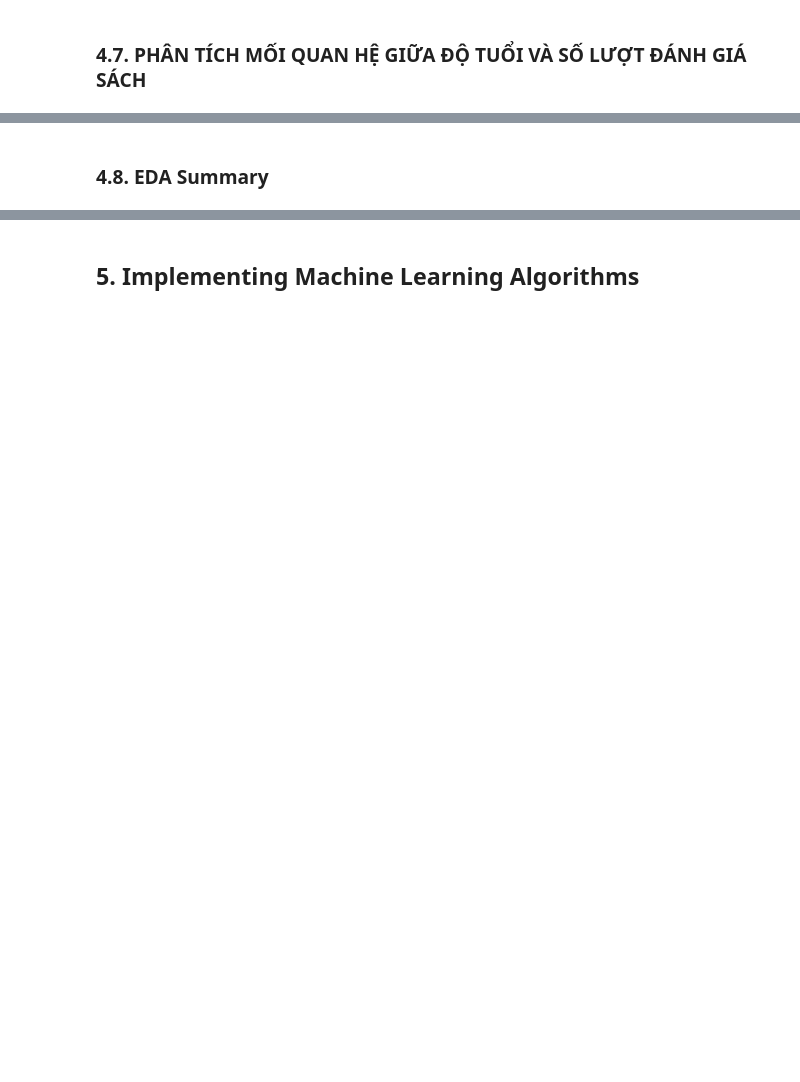
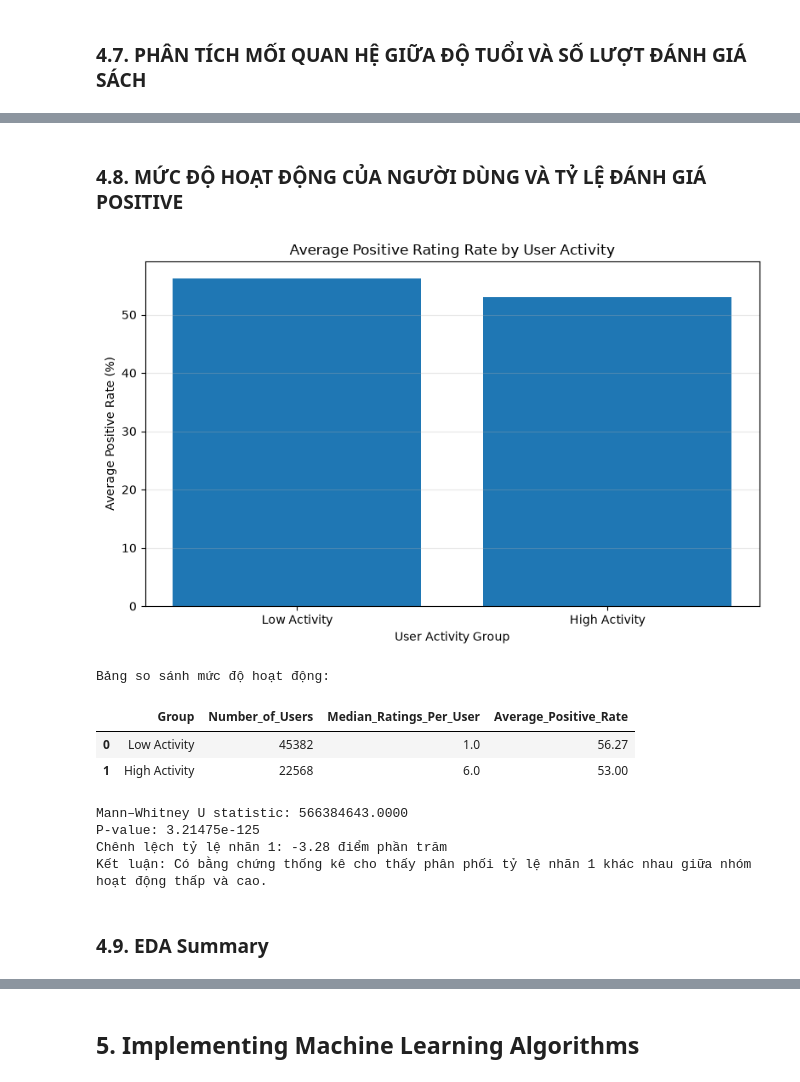
Before and after one commit to Bluenip/Data_analyst_python_midterm_project, a Jupyter notebook: mid_term_code.ipynb, the cells around one changed output, grey strips where cells are left out. Saved outputs shown, nothing was run; the diff lists cells and outputs as text; code cells hidden in the pictures; blank space fills up the shorter version.

```diff
--- a/mid_term_code.ipynb
+++ b/mid_term_code.ipynb
@@ -678,3 +640,60 @@ Error:
+# %% [markdown]
+### 4.8. MỨC ĐỘ HOẠT ĐỘNG CỦA NGƯỜI DÙNG VÀ TỶ LỆ ĐÁNH GIÁ POSITIVE
+# %%
+# Tổng hợp số lượt đánh giá và tỷ lệ nhãn 1 của từng người dùng.
+user_activity = (classification_data.groupby("User-ID").agg(Number_of_Ratings=("liked", "size"),Positive_Rate=("liked", "mean")).reset_index())
+# Tính ngưỡng phân vị 25% và 75% của số lượt đánh giá.
+q25 = user_activity["Number_of_Ratings"].quantile(0.25)
+q75 = user_activity["Number_of_Ratings"].quantile(0.75)
+# Chỉ giữ nhóm hoạt động thấp và nhóm hoạt động cao.
+low_activity = user_activity[user_activity["Number_of_Ratings"] <= q25].copy()
+high_activity = user_activity[user_activity["Number_of_Ratings"] >= q75
+].copy()
+# Tổng hợp số người dùng và tỷ lệ nhãn 1 trung bình trong mỗi nhóm.
+activity_summary = pd.DataFrame({"Group": ["Low Activity", "High Activity"],"Number_of_Users": [len(low_activity),len(high_activity)],
+    "Median_Ratings_Per_User": [
+        low_activity["Number_of_Ratings"].median(),
+        high_activity["Number_of_Ratings"].median()
+    ],
+    "Average_Positive_Rate": [
+        low_activity["Positive_Rate"].mean() * 100,
+        high_activity["Positive_Rate"].mean() * 100
+    ]
+})
+# Vẽ biểu đồ so sánh tỷ lệ nhãn 1 trung bình của mỗi người dùng.
+plt.figure(figsize=(8, 5))
+plt.bar(activity_summary["Group"],activity_summary["Average_Positive_Rate"])
+plt.title("Average Positive Rating Rate by User Activity")
+plt.xlabel("User Activity Group")
+plt.ylabel("Average Positive Rate (%)")
+plt.grid(axis="y", alpha=0.3)
+plt.tight_layout()
+plt.show()
+# Kiểm định Mann–Whitney U trên tỷ lệ nhãn 1 của từng người dùng.
+# Mỗi người dùng chỉ đóng góp một giá trị tỷ lệ vào kiểm định.
+u_statistic, p_value = mannwhitneyu(low_activity["Positive_Rate"],high_activity["Positive_Rate"],alternative="two-sided")
+print("Bảng so sánh mức độ hoạt động:")
+display(activity_summary.round(2))
+print(f"Mann–Whitney U statistic: {u_statistic:.4f}")
+print(f"P-value: {p_value:.6g}")
+# So sánh tỷ lệ nhãn 1 trung bình giữa hai nhóm.
+low_rate = low_activity["Positive_Rate"].mean() * 100
+high_rate = high_activity["Positive_Rate"].mean() * 100
+print(f"Chênh lệch tỷ lệ nhãn 1: {high_rate - low_rate:.2f} điểm phần trăm")
+if p_value < 0.05:
+    print("Kết luận: Có bằng chứng thống kê cho thấy phân phối tỷ lệ ""nhãn 1 khác nhau giữa nhóm hoạt động thấp và cao.")
+else:
+    print("Kết luận: Chưa có đủ bằng chứng thống kê về sự khác biệt ""tỷ lệ nhãn 1 giữa hai nhóm.")
+# %% [output]
+[figure, added]
+Bảng so sánh mức độ hoạt động:
+|  | Group | Number_of_Users | Median_Ratings_Per_User | Average_Positive_Rate |
+| 0 | Low Activity | 45382 | 1.0 | 56.27 |
+| 1 | High Activity | 22568 | 6.0 | 53.00 |
+Mann–Whitney U statistic: 566384643.0000
+P-value: 3.21475e-125
+Chênh lệch tỷ lệ nhãn 1: -3.28 điểm phần trăm
+Kết luận: Có bằng chứng thống kê cho thấy phân phối tỷ lệ nhãn 1 khác nhau giữa nhóm hoạt động thấp và cao.
 # %% [markdown]
-### 4.8. EDA Summary
+### 4.9. EDA Summary
 # %% [markdown]
```
Also changed, not shown: parts of 17 cells of this notebook.
